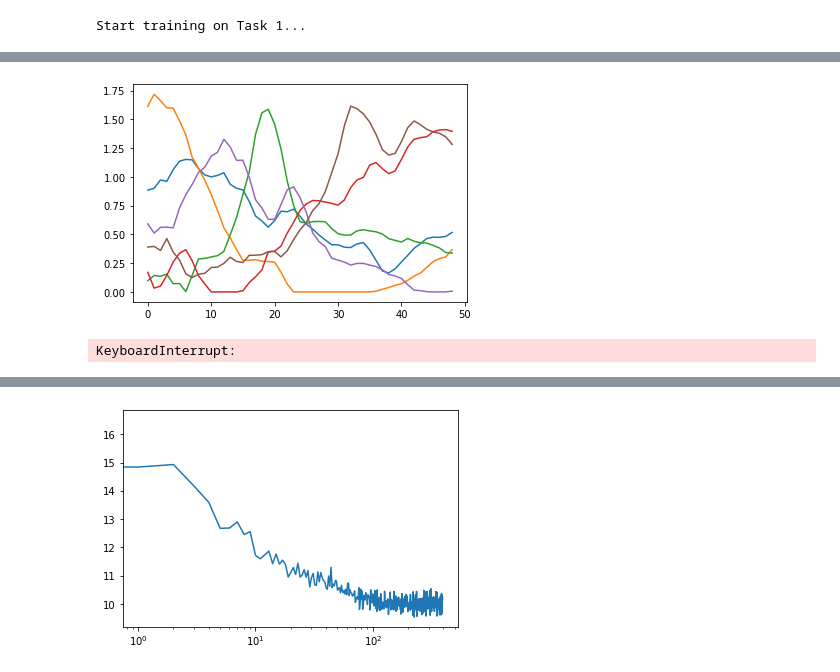
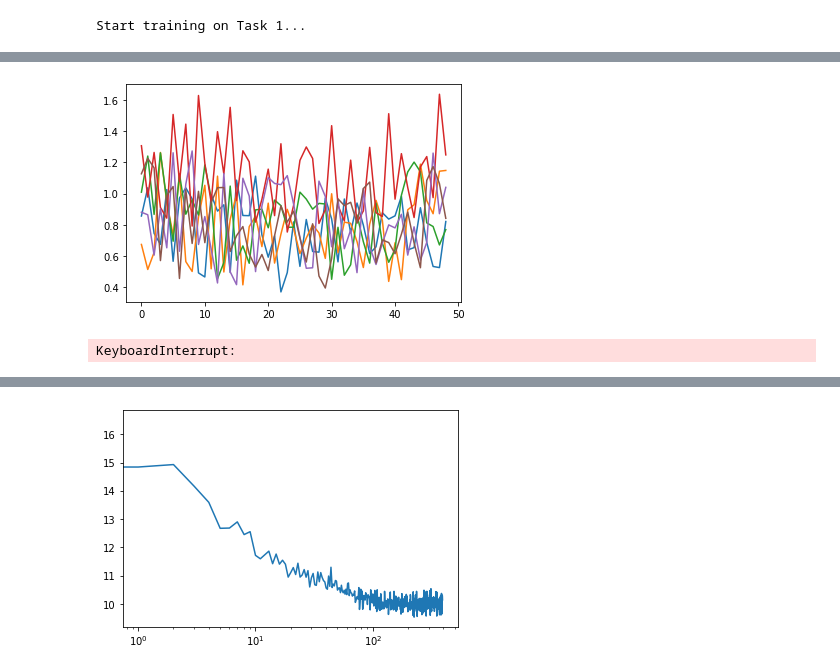
Before and after one commit to jonahpearl/face-rhythm, a Jupyter notebook: batchCP.ipynb, the cells around one changed output, grey strips where cells are left out. Cells and saved outputs as stored; diff of their text form; code cells hidden in the pictures.

```diff
--- a/batchCP.ipynb
+++ b/batchCP.ipynb
@@ -72,2 +52,5 @@ inputTensor = inputTensor[:, :, :5000, :]  # for quickly iterating through tests
+# %%
+with h5py.File(filepath, 'r') as h5f:
+  shape = h5f['data'].shape
 # %%
 ### Make dataset objects
@@ -95,9 +79,9 @@ class NTF(nn.Module): ## Model
         self.weights = nn.Parameter(torch.tensor(np.ones(rank), dtype=torch.float32), requires_grad=True)
 
     def forward(self, idx, update='H'):
-        tmp = [self.factors3[idx],
-               self.factors1,
+        tmp = [self.factors1[idx],
                self.factors2,
+               self.factors3,
                self.factors4]
 
         if update == 'H':
@@ -110,17 +94,12 @@ class NTF(nn.Module): ## Model
 
 
 class NonNegativeClipper(object):
-    def __init__(self, frequency=50, eps=1e-8):
+    def __init__(self, eps=1e-8):
         self.pos_constraint = nn.Threshold(0, eps)
-        self.frequency = frequency
 
     def __call__(self, module):
         # filter the variables to get the ones you want
-
         for param in module.parameters():
             param.data = self.pos_constraint(param.data)
-#             param.data.sub_(param*(param<=0) - eps*1)
-
-print('Start training on Task 1...')
 # %% [output]
 Start training on Task 1...
@@ -136,53 +106,53 @@ dataloader_batchSlices = DataLoader(batchSlices_dataObj, batch_size=batch_size,
+# %%
+batch_size = 512
+
+data = DataLoader(make_batchSlices_dataObj(filepath), batch_size=batch_size,
+                  drop_last=False, shuffle=True)
 # %%
 # goal_tensor = tensor
 rank = 6
-ntf_obj = NTF(inputTensor.shape, rank).to(device)
+ntf_obj = NTF(shape, rank).to(device)
 loss_rolling = [] #collect loss
 
 n_epoch = 10000
 lr = 0.0075
-# lr = 0.01
-# lr = 0.2
-penalty_L1 = 0.1
-penalty_L2 = 0.1
-weight_decay = 0.2
 display_every = 2  # iterations
-# loss_fn = nn.MSELoss(reduction='sum')
+clip_freq = 1  # iterations
 
 # optimizer = optim.SGD(((ntf_obj.factors1, ntf_obj.factors2 , ntf_obj.factors3 , ntf_obj.factors4)),  lr=lr)
-optimizer = torch.optim.Adam(ntf_obj.parameters(), lr=lr) #,weight_decay=weight_decay)
+optimizer = torch.optim.Adam(ntf_obj.parameters(), lr=lr, weight_decay=0.05)
 
 clipper = NonNegativeClipper(frequency=1)
 
 for epoch in range(n_epoch):
-#     torch.cuda.empty_cache()
-    for n_iter_batchSlices, (tensor_batchSlices, idx_batchSlices) in enumerate(dataloader_batchSlices):
-        msk = np.isin(np.arange(inputTensor.shape[2]), idx_batchSlices)
-        tensor_batchSlices = tensor_batchSlices.to(device)
+    for i, (Y, idx) in enumerate(data):
+        msk = np.isin(np.arange(shape[0]), idx)
+        Y = Y.to(device)
+
         start = time.time()
         optimizer.zero_grad() # need to clear the old gradients
-        _weights = ntf_obj.factors3.detach()
-        Y_ = ntf_obj(idx_batchSlices, update='H')
-        loss = tl.norm(Y_ - tensor_batchSlices, 2)
+        _weights = ntf_obj.factors1.detach()
+        Y_hat = ntf_obj(idx, update='H')
+        loss = tl.norm(Y - Y_hat, 2)
         loss.backward()
         optimizer.step()
         with torch.no_grad():
-          ntf_obj.factors3[msk] = _weights[msk]
+          ntf_obj.factors1[msk] = _weights[msk]
 
         optimizer.zero_grad() # need to clear the old gradients
-        Y_ = ntf_obj(idx_batchSlices, update='W')
-        loss = tl.norm(Y_ - tensor_batchSlices, 2)
+        Y_ = ntf_obj(idx, update='W')
+        loss = tl.norm(Y - Y_hat, 2)
         loss.backward()
         optimizer.step()
 
-        if n_iter_batchSlices % clipper.frequency == 0:
+        if i % clip_freq == 0:
             ntf_obj.apply(clipper)
 
-        if n_iter_batchSlices % display_every == 0:
+        if i % display_every == 0:
             clear_output()
-            loss_rolling.append(loss.item() / len(idx_batchSlices))
-            print("Epoch {} -- Time per iter: {:0.3f}s -- loss: {:0.3f}".format(epoch, time.time() - start, loss.item() / len(idx_batchSlices)), end='\r')
-            plt.plot(ntf_obj.factors2.detach())
+            loss_rolling.append(loss.item() / len(idx))
+            print("Epoch {} -- Time per iter: {:0.3f}s -- loss: {:0.3f}".format(epoch, time.time() - start, loss.item() / len(idx)), end='\r')
+            plt.plot(ntf_obj.factors3.detach())
             plt.show()
 
 print('Learning curve for Task 1')
@@ -191,4 +161,4 @@ Epoch 100 -- Time per iter: 0.437s -- loss: 9.987
-[figure, old version]
+[figure, new version]
 KeyboardInterrupt:
 # %%
 plt.plot(loss_rolling)
```
Also changed, not shown: parts of 16 cells of this notebook, 1 other file.
